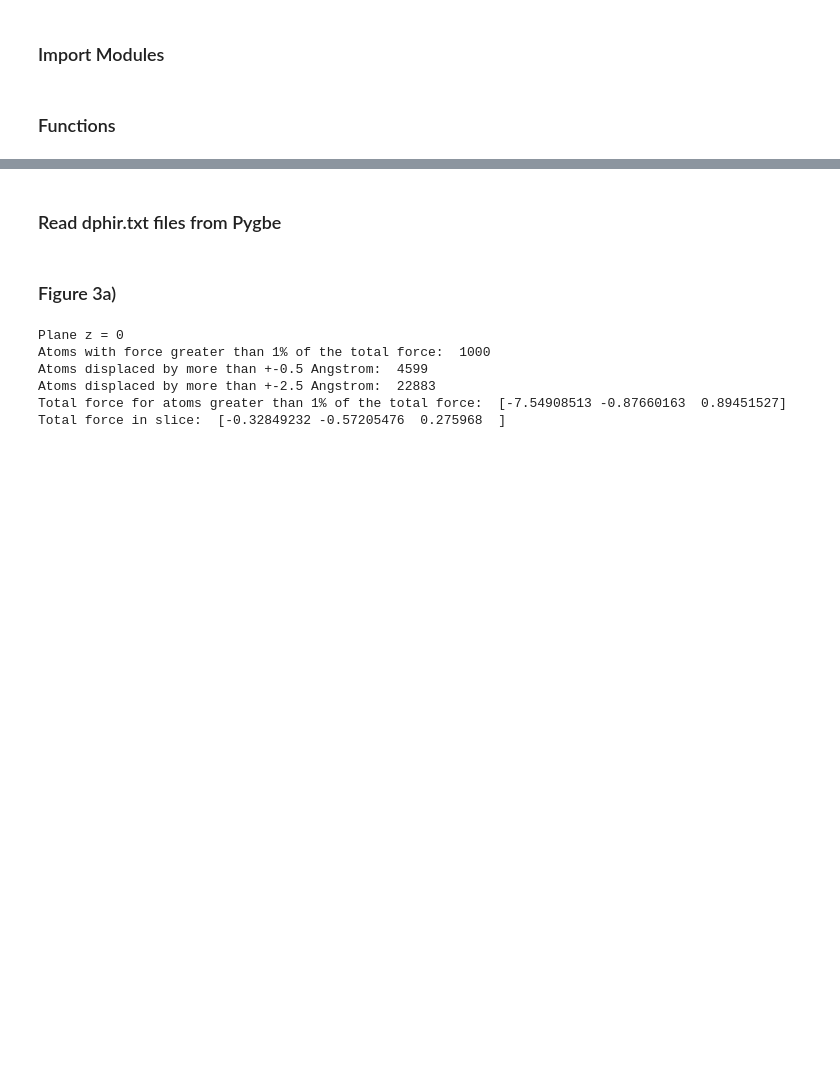
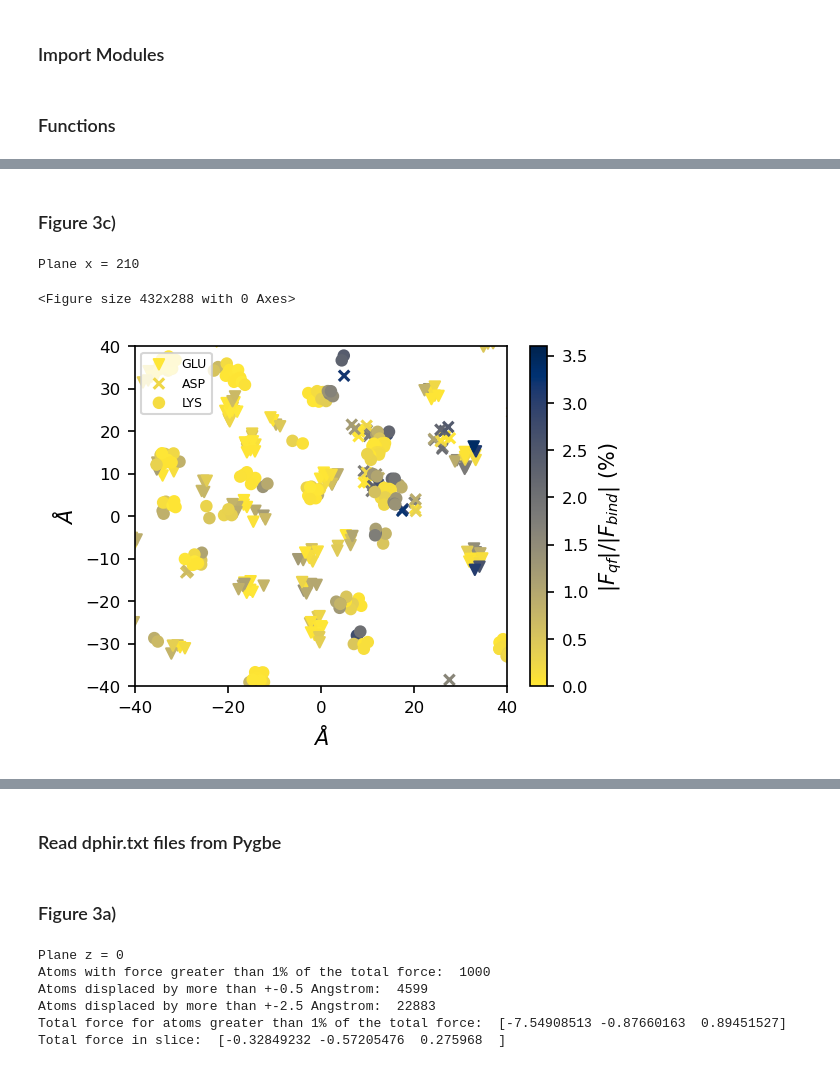
Before and after one commit to iaddison-smith/plots_afmtip, a Jupyter notebook: Forcesqf_afmtip.ipynb, the cells around one changed output, grey strips where cells are left out. Saved outputs shown, nothing was run; the diff lists cells and outputs as text; code cells hidden in the pictures; blank space fills up the shorter version.

```diff
--- a/Forcesqf_afmtip.ipynb
+++ b/Forcesqf_afmtip.ipynb
@@ -139,0 +247,39 @@ def get_qnet_planes(x_min,x_max, h,  q, types, position, amino_acid_name):
+# %% [markdown]
+### Figure 3c)
+# %%
+# Plotting for each chain
+plane = 210 #-145.25
+near_plane_abs = numpy.where(abs(position[:,0]-plane)<2.5)[0] #Plane between +-1 angstrom
+near_plane_GLU = numpy.where(amino_acid_name[near_plane_abs] == b'GLU')[0] #Selecting atoms of the chain GLU
+near_plane_LYS = numpy.where(amino_acid_name[near_plane_abs] == b'LYS')[0] #Selecting atoms of the chain LYS
+near_plane_ASP = numpy.where(amino_acid_name[near_plane_abs] == b'ASP')[0] #Selecting atoms of the chain ASP
+
+
+# Plotting
+y_GLU = position[near_plane_abs[near_plane_GLU],1]
+z_GLU = position[near_plane_abs[near_plane_GLU],2]
+f_porcent_GLU = 100*(fqf_mag_386[near_plane_abs[near_plane_GLU]])/(f_tot_mag_386)
+y_LYS = position[near_plane_abs[near_plane_LYS],1]
+z_LYS = position[near_plane_abs[near_plane_LYS],2]
+f_porcent_LYS = 100*(fqf_mag_386[near_plane_abs[near_plane_LYS]])/(f_tot_mag_386)
+y_ASP = position[near_plane_abs[near_plane_ASP],1]
+z_ASP = position[near_plane_abs[near_plane_ASP],2]
+f_porcent_ASP = 100*(fqf_mag_386[near_plane_abs[near_plane_ASP]])/(f_tot_mag_386)
+
+
+plt.clf()
+plt.figure(figsize=(4,3),dpi=150)
+plt.scatter(y_GLU,z_GLU,c=f_porcent_GLU,s=25,cmap='cividis_r',marker='v',vmin=0,vmax=3.6,label='GLU')
+plt.scatter(y_ASP,z_ASP,c=f_porcent_ASP,s=25,cmap='cividis_r',marker='x',vmin=0,vmax=3.6,label='ASP')
+plt.scatter(y_LYS,z_LYS,c=f_porcent_LYS,s=25,cmap='cividis_r',marker='o',vmin=0,vmax=3.6,label='LYS')
+plt.xlim([-40,40]); plt.ylim([-40,40])
+plt.legend(loc='upper left',prop={'size': 6})
+plt.ylabel('$\AA$')
+plt.xlabel('$\AA$')
+plt.colorbar(label=r'$\| F_{qf} \| / \| F_{bind} \| $ (%) ')
+plt.savefig('plots\\forces_qf_condelta_x={0}ang_{1}_3c_{2}.pdf'.format(plane,'GLULYSASP',case), format='pdf',dpi=300,bbox_inches='tight')
+print('Plane x =', plane)
+# %% [output]
+Plane x = 210
+<Figure size 432x288 with 0 Axes>
+[figure, added]
```
Also changed, not shown: parts of 56 cells of this notebook.
